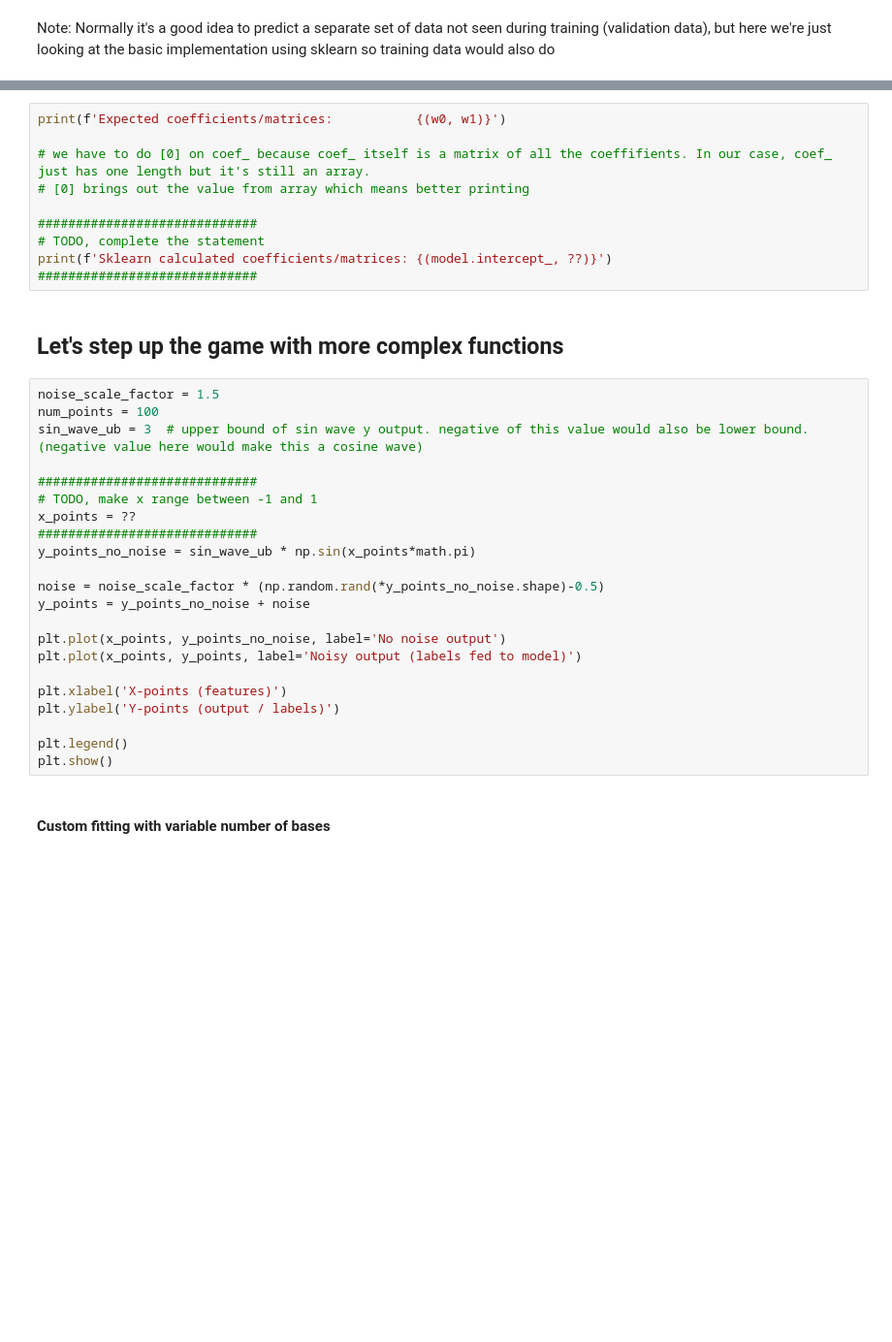
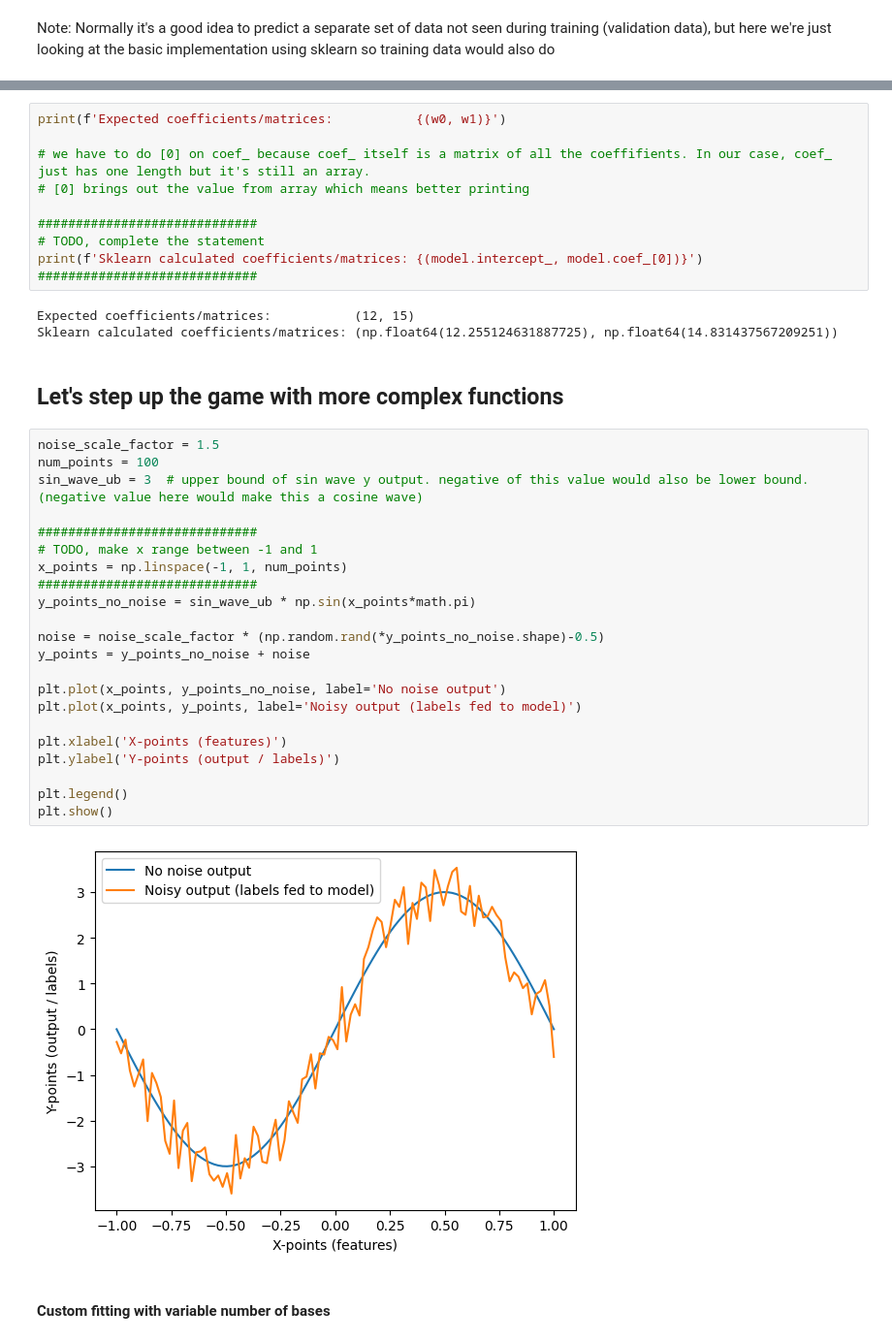
Before and after one commit to shfa-e/AI-S2-Prac, a Jupyter notebook: Labs/day1_Linear_Regression_Basics.ipynb, the cells around one changed output, grey strips where cells are left out. Shown at 97% size. Cells and saved outputs as stored; diff of their text form; blank space fills up the shorter version.

```diff
--- a/Labs/day1_Linear_Regression_Basics.ipynb
+++ b/Labs/day1_Linear_Regression_Basics.ipynb
@@ -166,32 +175,37 @@ print(f'Expected coefficients/matrices:           {(w0, w1)}')
 
 #############################
 # TODO, complete the statement
-print(f'Sklearn calculated coefficients/matrices: {(model.intercept_, ??)}')
+print(f'Sklearn calculated coefficients/matrices: {(model.intercept_, model.coef_[0])}')
 #############################
+# %% [output]
+Expected coefficients/matrices:           (12, 15)
+Sklearn calculated coefficients/matrices: (np.float64(12.255124631887725), np.float64(14.831437567209251))
 # %% [markdown]
 ## Let's step up the game with more complex functions
 # %%
 noise_scale_factor = 1.5
 num_points = 100
 sin_wave_ub = 3  # upper bound of sin wave y output. negative of this value would also be lower bound. (negative value here would make this a cosine wave)
 
 #############################
 # TODO, make x range between -1 and 1
-x_points = ??
+x_points = np.linspace(-1, 1, num_points)
 #############################
 y_points_no_noise = sin_wave_ub * np.sin(x_points*math.pi)
 
 noise = noise_scale_factor * (np.random.rand(*y_points_no_noise.shape)-0.5)
 y_points = y_points_no_noise + noise
 
 plt.plot(x_points, y_points_no_noise, label='No noise output')
 plt.plot(x_points, y_points, label='Noisy output (labels fed to model)')
 
 plt.xlabel('X-points (features)')
 plt.ylabel('Y-points (output / labels)')
 
 plt.legend()
 plt.show()
+# %% [output]
+[figure, added]
 # %% [markdown]
 #### Custom fitting with variable number of bases
 # %%
```
Also changed, not shown: parts of 6 cells of this notebook.
